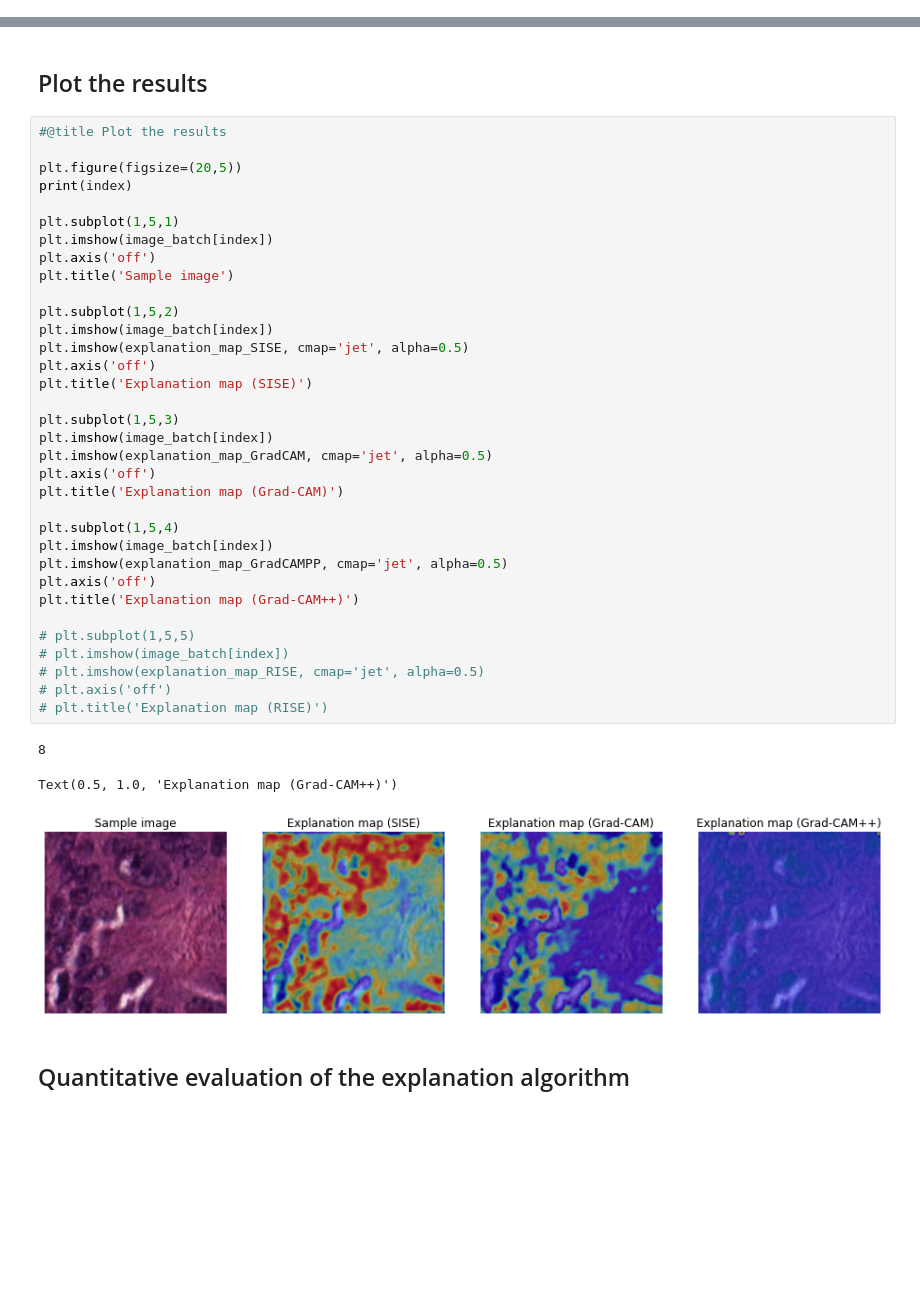
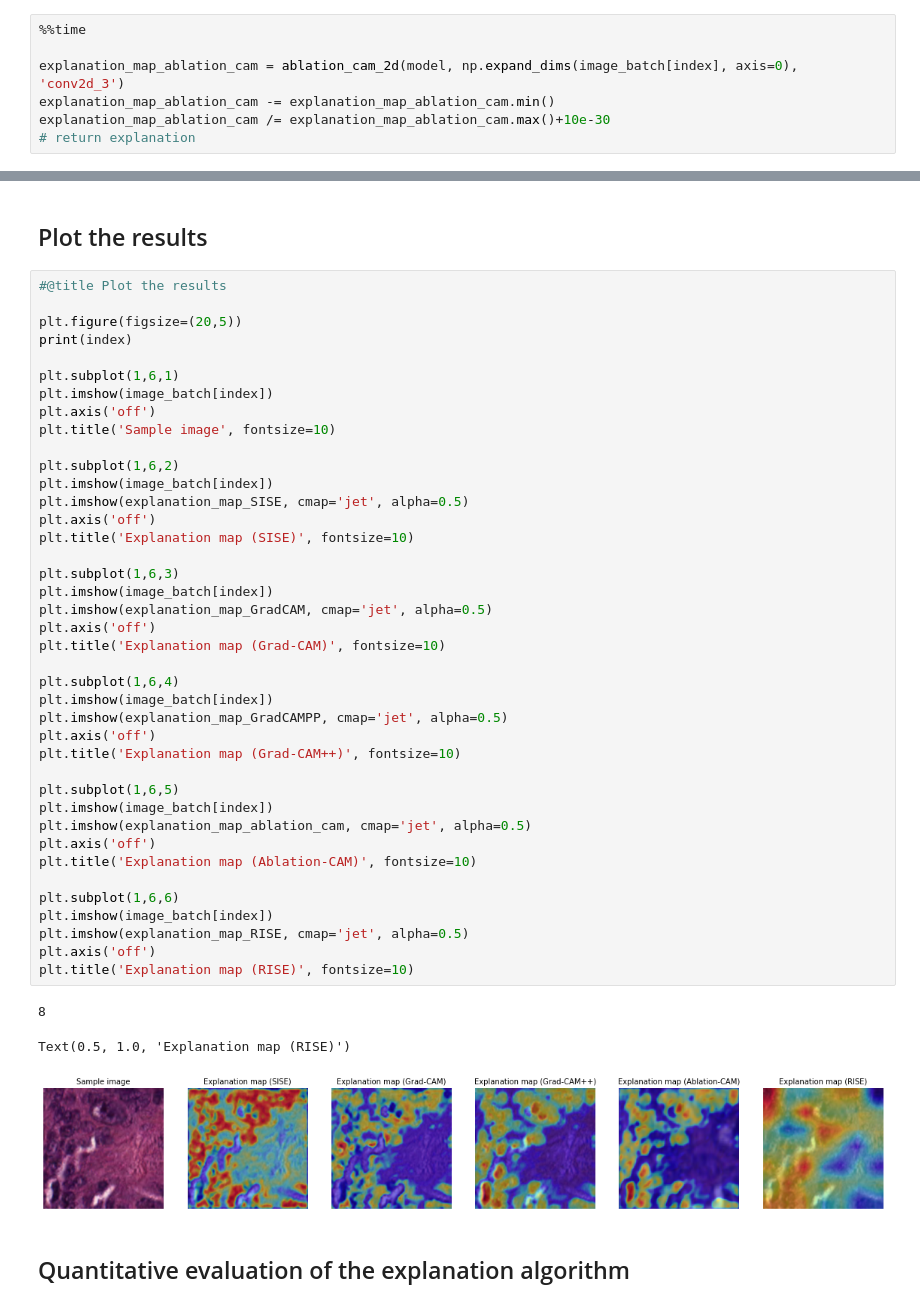
Before and after one commit to Awesome-guys-in-ECE1747/ECE1512_2022W_ProjectRepo_J.Xu_and_W.Xu, a Jupyter notebook: ProjectA/Project_A_Supp/HMT.ipynb, the cells around one changed output, grey strips where cells are left out. Saved outputs shown, nothing was run; the diff lists cells and outputs as text; blank space fills up the shorter version.

```diff
--- a/ProjectA/Project_A_Supp/HMT.ipynb
+++ b/ProjectA/Project_A_Supp/HMT.ipynb
@@ -316,0 +278,7 @@ NameError: name 'extract_feature_map_2D' is not defined
+# %%
+%%time
+
+explanation_map_ablation_cam = ablation_cam_2d(model, np.expand_dims(image_batch[index], axis=0), 'conv2d_3')
+explanation_map_ablation_cam -= explanation_map_ablation_cam.min()
+explanation_map_ablation_cam /= explanation_map_ablation_cam.max()+10e-30
+# return explanation
@@ -329,41 +300,47 @@ Wall time: 15.8 s
 # %%
 #@title Plot the results
 
 plt.figure(figsize=(20,5))
 print(index)
 
-plt.subplot(1,5,1)
+plt.subplot(1,6,1)
 plt.imshow(image_batch[index])
 plt.axis('off')
-plt.title('Sample image')
+plt.title('Sample image', fontsize=10)
 
-plt.subplot(1,5,2)
+plt.subplot(1,6,2)
 plt.imshow(image_batch[index])
 plt.imshow(explanation_map_SISE, cmap='jet', alpha=0.5)
 plt.axis('off')
-plt.title('Explanation map (SISE)')
+plt.title('Explanation map (SISE)', fontsize=10)
 
-plt.subplot(1,5,3)
+plt.subplot(1,6,3)
 plt.imshow(image_batch[index])
 plt.imshow(explanation_map_GradCAM, cmap='jet', alpha=0.5)
 plt.axis('off')
-plt.title('Explanation map (Grad-CAM)')
+plt.title('Explanation map (Grad-CAM)', fontsize=10)
 
-plt.subplot(1,5,4)
+plt.subplot(1,6,4)
 plt.imshow(image_batch[index])
 plt.imshow(explanation_map_GradCAMPP, cmap='jet', alpha=0.5)
 plt.axis('off')
-plt.title('Explanation map (Grad-CAM++)')
+plt.title('Explanation map (Grad-CAM++)', fontsize=10)
 
-# plt.subplot(1,5,5)
-# plt.imshow(image_batch[index])
-# plt.imshow(explanation_map_RISE, cmap='jet', alpha=0.5)
-# plt.axis('off')
-# plt.title('Explanation map (RISE)')
+plt.subplot(1,6,5)
+plt.imshow(image_batch[index])
+plt.imshow(explanation_map_ablation_cam, cmap='jet', alpha=0.5)
+plt.axis('off')
+plt.title('Explanation map (Ablation-CAM)', fontsize=10)
+
+plt.subplot(1,6,6)
+plt.imshow(image_batch[index])
+plt.imshow(explanation_map_RISE, cmap='jet', alpha=0.5)
+plt.axis('off')
+plt.title('Explanation map (RISE)', fontsize=10)
 # %% [output]
 8
-Text(0.5, 1.0, 'Explanation map (Grad-CAM++)')
+Text(0.5, 1.0, 'Explanation map (RISE)')
-[figure, old version]
+[figure, new version]
 # %% [markdown]
 ## Quantitative evaluation of the explanation algorithm
 # %%
```
Also changed, not shown: parts of 11 cells of this notebook, 1 other file.
